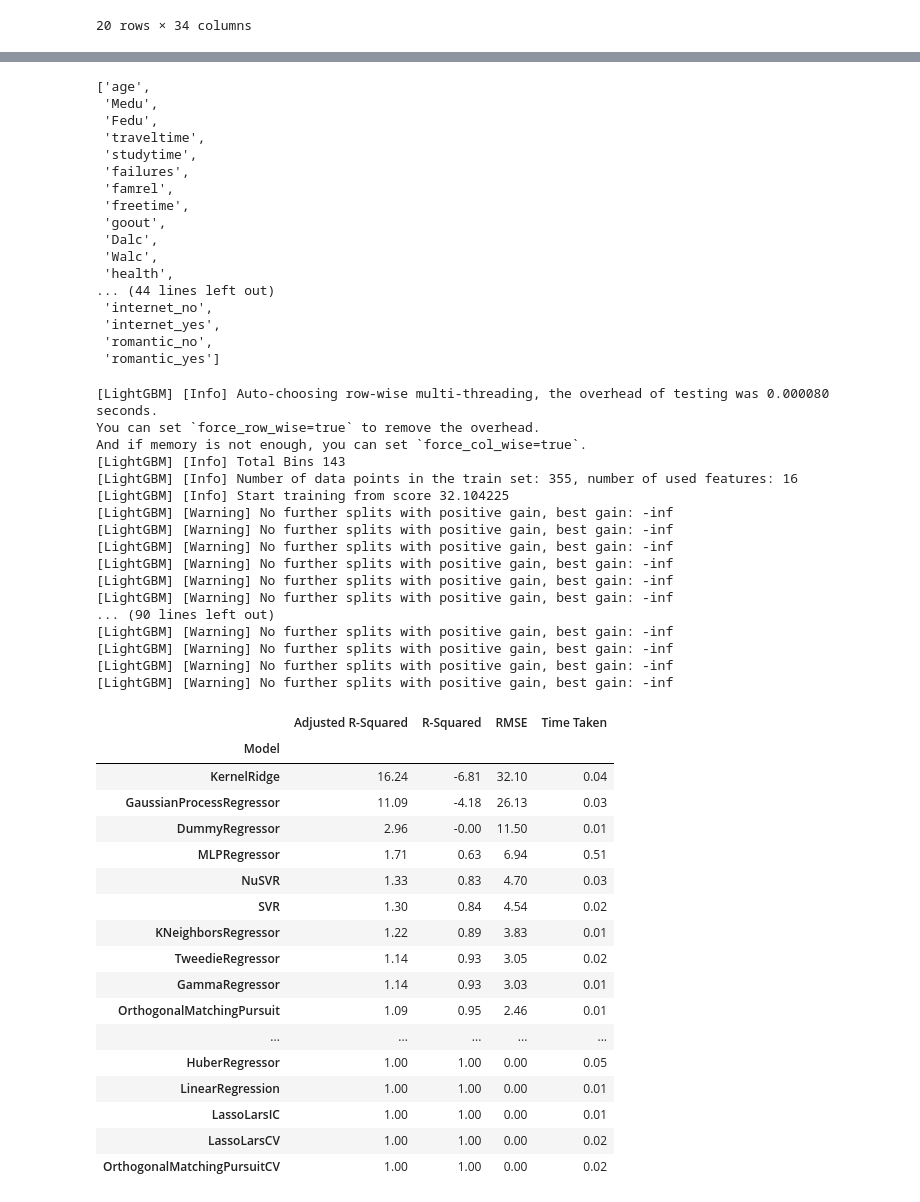
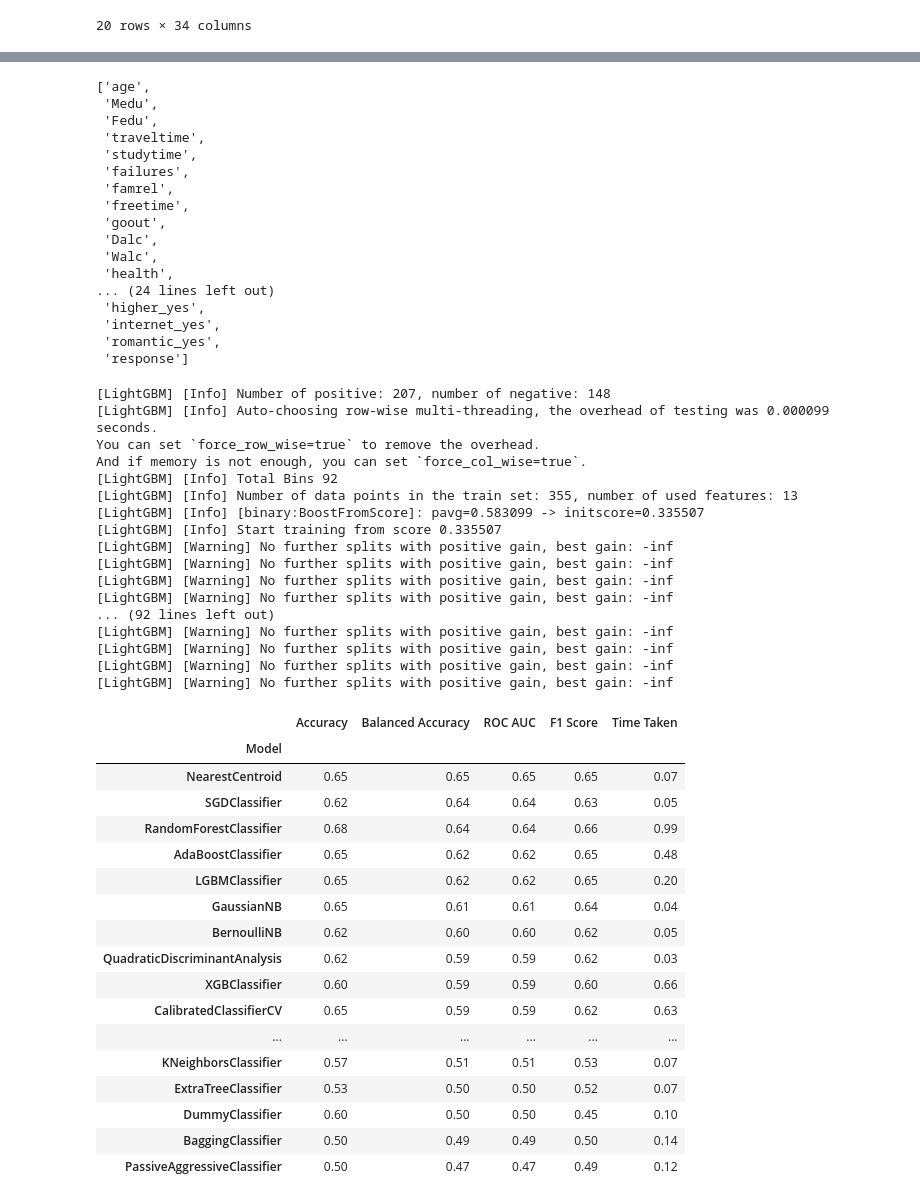
Before and after one commit to jaramillooo/etica_datos, a Jupyter notebook: DA.ipynb, the cells around one changed output, grey strips where cells are left out. Saved outputs shown, nothing was run; the diff lists cells and outputs as text; code cells hidden in the pictures.

```diff
--- a/DA.ipynb
+++ b/DA.ipynb
@@ -259,7 +258,7 @@ df0 = pd.DataFrame(df)
 object_columns = df0.select_dtypes(include=['object'])
 
 # Convert object columns to one-hot encoded columns
-df_encoded = pd.get_dummies(object_columns,drop_first=False)
+df_encoded = pd.get_dummies(object_columns,drop_first=True)
 
 # Drop original object columns
 df0 = df0.drop(object_columns.columns, axis=1)
@@ -285,0 +268,8 @@ df0.drop(_, axis=1)
+# %%
+mapping = {0: 0, 1: 1}  # Define your mapping here
+
+# Apply the mapping to create the new column
+df0['response'] = df['Nota_general'].map(lambda x: mapping[0] if x < 30 else mapping[1])
+
+# Drop the original G1, G2, G3 columns
+df0.drop(columns=['G1', 'G2', 'G3','Nota_general'], inplace=True)
@@ -298,52 +304,52 @@ df0.columns.tolist()
  'Dalc',
  'Walc',
  'health',
-... (44 lines left out)
- 'internet_no',
+... (24 lines left out)
+ 'higher_yes',
  'internet_yes',
- 'romantic_no',
- 'romantic_yes']
+ 'romantic_yes',
+ 'response']
 # %%
-x = df0.drop('Nota_general',axis=1)
-y = df0['Nota_general']
+x = df0.drop('response',axis=1)
+y = df0['response']
 # %%
 X_train, X_test, y_train, y_test = train_test_split(x, y,test_size=.1,random_state =123)
-clf = LazyRegressor(verbose=0,ignore_warnings=True, custom_metric=None)
+clf = LazyClassifier(verbose=0,ignore_warnings=True, custom_metric=None)
 models,predictions = clf.fit(X_train, X_test, y_train, y_test)
 models
 # %% [output]
-[LightGBM] [Info] Auto-choosing row-wise multi-threading, the overhead of testing was 0.000080 seconds.
+[LightGBM] [Info] Number of positive: 207, number of negative: 148
+[LightGBM] [Info] Auto-choosing row-wise multi-threading, the overhead of testing was 0.000099 seconds.
 You can set `force_row_wise=true` to remove the overhead.
 And if memory is not enough, you can set `force_col_wise=true`.
-[LightGBM] [Info] Total Bins 143
-[LightGBM] [Info] Number of data points in the train set: 355, number of used features: 16
-[LightGBM] [Info] Start training from score 32.104225
+[LightGBM] [Info] Total Bins 92
+[LightGBM] [Info] Number of data points in the train set: 355, number of used features: 13
+[LightGBM] [Info] [binary:BoostFromScore]: pavg=0.583099 -> initscore=0.335507
+[LightGBM] [Info] Start training from score 0.335507
 [LightGBM] [Warning] No further splits with positive gain, best gain: -inf
 [LightGBM] [Warning] No further splits with positive gain, best gain: -inf
 [LightGBM] [Warning] No further splits with positive gain, best gain: -inf
 [LightGBM] [Warning] No further splits with positive gain, best gain: -inf
-[LightGBM] [Warning] No further splits with positive gain, best gain: -inf
-[LightGBM] [Warning] No further splits with positive gain, best gain: -inf
-... (90 lines left out)
+... (92 lines left out)
 [LightGBM] [Warning] No further splits with positive gain, best gain: -inf
 [LightGBM] [Warning] No further splits with positive gain, best gain: -inf
 [LightGBM] [Warning] No further splits with positive gain, best gain: -inf
 [LightGBM] [Warning] No further splits with positive gain, best gain: -inf
-|  | Adjusted R-Squared | R-Squared | RMSE | Time Taken |
-| Model |  |  |  |  |
-| KernelRidge | 16.24 | -6.81 | 32.10 | 0.04 |
-| GaussianProcessRegressor | 11.09 | -4.18 | 26.13 | 0.03 |
-| DummyRegressor | 2.96 | -0.00 | 11.50 | 0.01 |
-| MLPRegressor | 1.71 | 0.63 | 6.94 | 0.51 |
-| NuSVR | 1.33 | 0.83 | 4.70 | 0.03 |
-| SVR | 1.30 | 0.84 | 4.54 | 0.02 |
-| KNeighborsRegressor | 1.22 | 0.89 | 3.83 | 0.01 |
-| TweedieRegressor | 1.14 | 0.93 | 3.05 | 0.02 |
-| GammaRegressor | 1.14 | 0.93 | 3.03 | 0.01 |
-| OrthogonalMatchingPursuit | 1.09 | 0.95 | 2.46 | 0.01 |
-| ... | ... | ... | ... | ... |
-| HuberRegressor | 1.00 | 1.00 | 0.00 | 0.05 |
-| LinearRegression | 1.00 | 1.00 | 0.00 | 0.01 |
-| LassoLarsIC | 1.00 | 1.00 | 0.00 | 0.01 |
-| LassoLarsCV | 1.00 | 1.00 | 0.00 | 0.02 |
-| OrthogonalMatchingPursuitCV | 1.00 | 1.00 | 0.00 | 0.02 |
+|  | Accuracy | Balanced Accuracy | ROC AUC | F1 Score | Time Taken |
+| Model |  |  |  |  |  |
+| NearestCentroid | 0.65 | 0.65 | 0.65 | 0.65 | 0.07 |
+| SGDClassifier | 0.62 | 0.64 | 0.64 | 0.63 | 0.05 |
+| RandomForestClassifier | 0.68 | 0.64 | 0.64 | 0.66 | 0.99 |
+| AdaBoostClassifier | 0.65 | 0.62 | 0.62 | 0.65 | 0.48 |
+| LGBMClassifier | 0.65 | 0.62 | 0.62 | 0.65 | 0.20 |
+| GaussianNB | 0.65 | 0.61 | 0.61 | 0.64 | 0.04 |
+| BernoulliNB | 0.62 | 0.60 | 0.60 | 0.62 | 0.05 |
+| QuadraticDiscriminantAnalysis | 0.62 | 0.59 | 0.59 | 0.62 | 0.03 |
+| XGBClassifier | 0.60 | 0.59 | 0.59 | 0.60 | 0.66 |
+| CalibratedClassifierCV | 0.65 | 0.59 | 0.59 | 0.62 | 0.63 |
+| ... | ... | ... | ... | ... | ... |
+| KNeighborsClassifier | 0.57 | 0.51 | 0.51 | 0.53 | 0.07 |
+| ExtraTreeClassifier | 0.53 | 0.50 | 0.50 | 0.52 | 0.07 |
+| DummyClassifier | 0.60 | 0.50 | 0.50 | 0.45 | 0.10 |
+| BaggingClassifier | 0.50 | 0.49 | 0.49 | 0.50 | 0.14 |
+| PassiveAggressiveClassifier | 0.50 | 0.47 | 0.47 | 0.49 | 0.12 |
```
Also changed, not shown: parts of 25 cells of this notebook.
